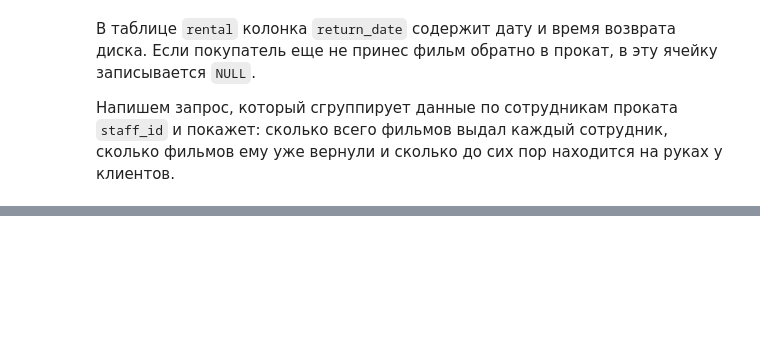
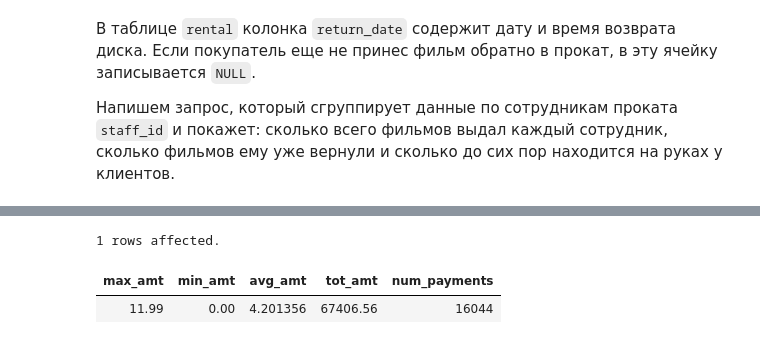
Before and after one commit to magus1968/learning-sql, a Jupyter notebook: docs/chapters/ch08.ipynb, the cells around one changed output, grey strips where cells are left out. Cells and saved outputs as stored; diff of their text form; code cells hidden in the pictures; blank space fills up the shorter version.

```diff
--- a/docs/chapters/ch08.ipynb
+++ b/docs/chapters/ch08.ipynb
@@ -289,0 +303,13 @@ GROUP BY staff_id;
+# %%
+%%sql
+SELECT
+    MAX(amount) max_amt,
+    MIN(amount) min_amt,
+    AVG(amount) avg_amt,
+    SUM(amount) tot_amt,
+    COUNT(*) num_payments
+FROM payment;
+# %% [output]
+1 rows affected.
+| max_amt | min_amt | avg_amt | tot_amt | num_payments |
+| 11.99 | 0.00 | 4.201356 | 67406.56 | 16044 |
```
Also changed, not shown: parts of 15 cells of this notebook.
